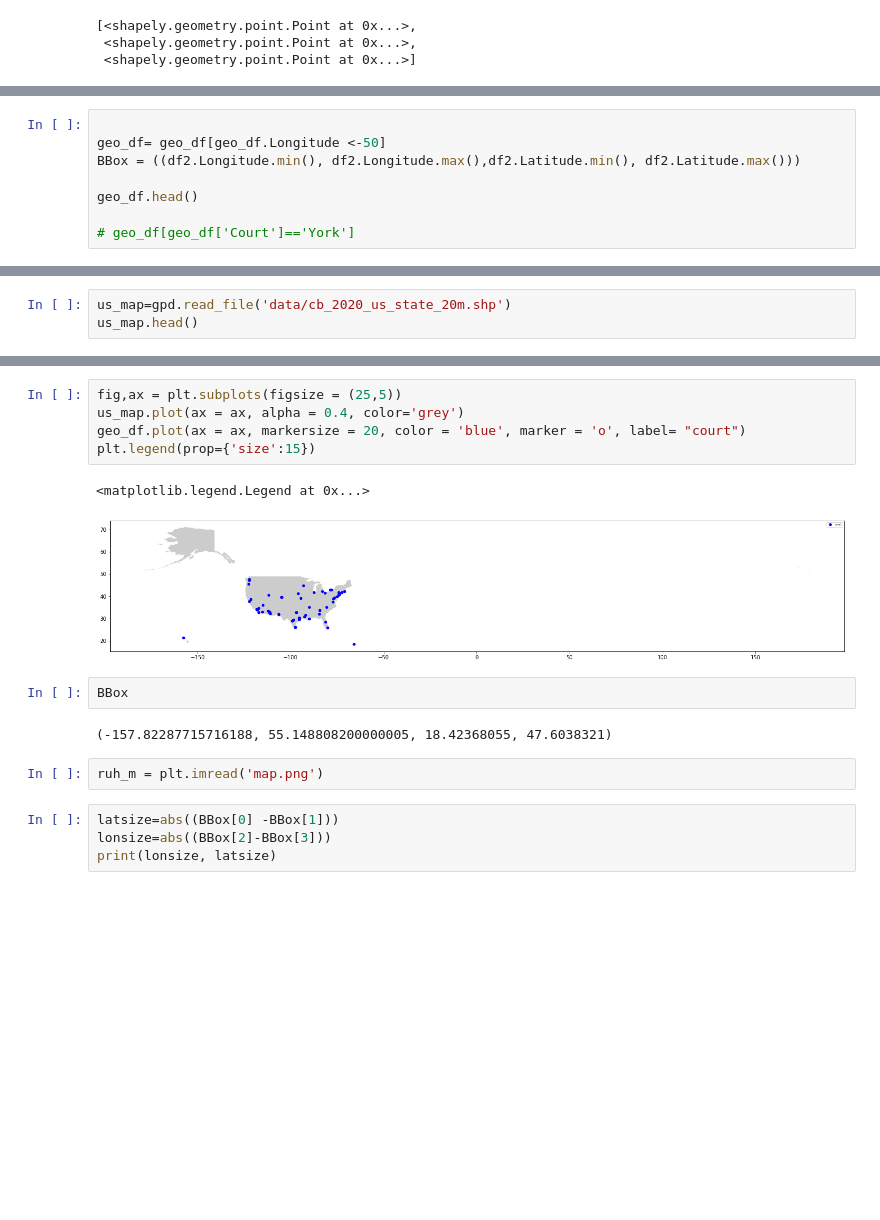
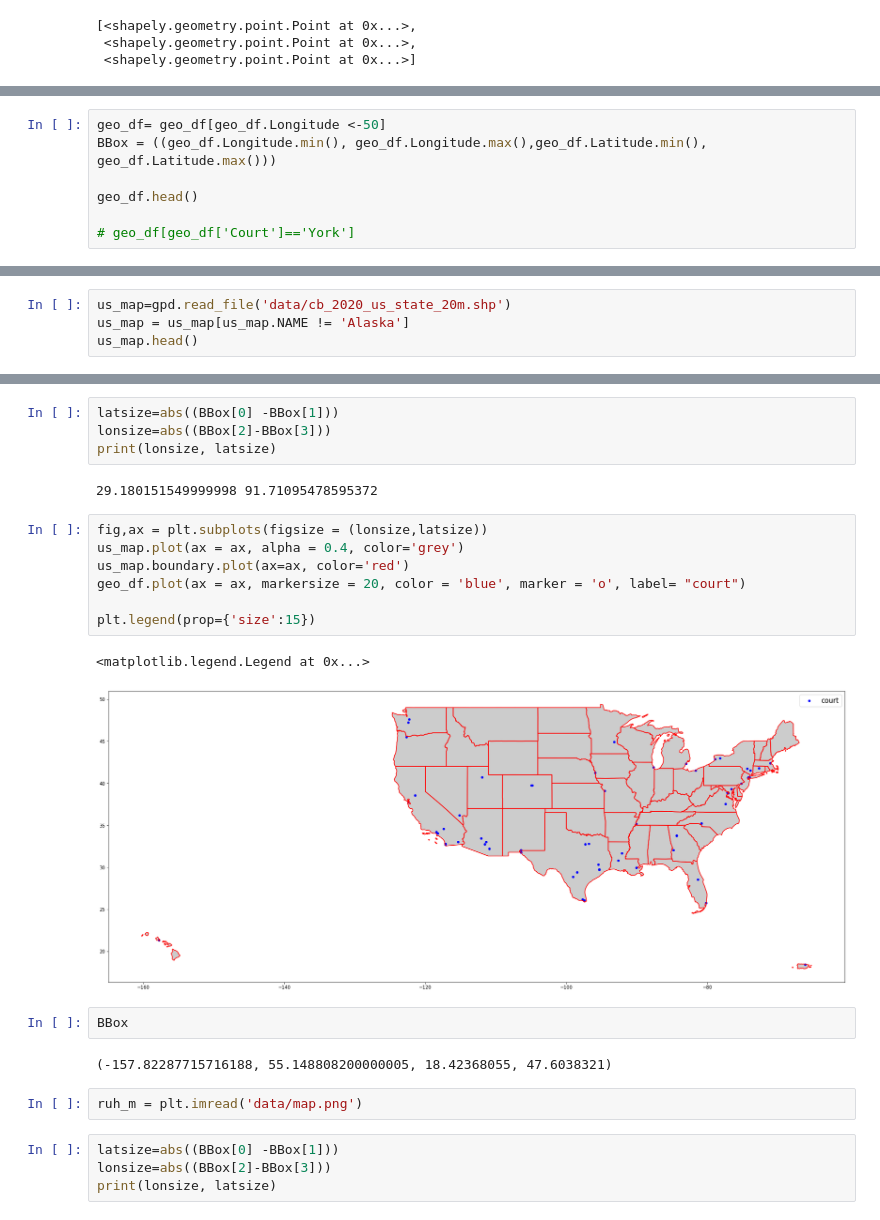
Before and after one commit to lrhf97/geo_courts, a Jupyter notebook: Immigration_judge_directory.ipynb, the cells around one changed output, grey strips where cells are left out. Drawn from its saved outputs; the diff is of its cells as text; blank space fills up the shorter version.

```diff
--- a/Immigration_judge_directory.ipynb
+++ b/Immigration_judge_directory.ipynb
@@ -268,9 +268,8 @@ geo_df.head()
 | 3 | Tucson | [Davis, John W., DeAngelis, Kathr... | Graff, Corey | 300 West Congress, Suite 300 | Tucson, AZ 85701 | 520-670-5212 | [Tucson,, AZ, 85701] | 32.222876 | -110.974848 | POINT (-110.97485 32.22288) |
 | 4 | Adelanto | [DePowell, Bryan E., Halperin, Ra... | Roberts, Valerie (Acting) | 10250 Rancho Road, Ste. 201A | Adelanto, CA 92301 | 760-561-6500 | [Adelanto,, CA, 92301] | 34.582770 | -117.409215 | POINT (-117.40922 34.58277) |
 # %%
-
 geo_df= geo_df[geo_df.Longitude <-50]
-BBox = ((df2.Longitude.min(), df2.Longitude.max(),df2.Latitude.min(), df2.Latitude.max()))
+BBox = ((geo_df.Longitude.min(), geo_df.Longitude.max(),geo_df.Latitude.min(), geo_df.Latitude.max()))
 
 geo_df.head()
 
@@ -284,6 +283,7 @@ geo_df.head()
 | 4 | Adelanto | [DePowell, Bryan E., Halperin, Ra... | Roberts, Valerie (Acting) | 10250 Rancho Road, Ste. 201A | Adelanto, CA 92301 | 760-561-6500 | [Adelanto,, CA, 92301] | 34.582770 | -117.409215 | POINT (-117.40922 34.58277) |
 # %%
 us_map=gpd.read_file('data/cb_2020_us_state_20m.shp')
+us_map = us_map[us_map.NAME != 'Alaska']
 us_map.head()
 # %% [output]
 |  | STATEFP | STATENS | AFFGEOID | GEOID | STUSPS | NAME | LSAD | ALAND | AWATER | geometry |
@@ -292,20 +292,28 @@ us_map.head()
 | 2 | 16 | 01779783 | 0400000US16 | 16 | ID | Idaho | 00 | 214049923496 | 2391577745 | POLYGON ((-117.24303 44.39097, -1... |
 | 3 | 27 | 00662849 | 0400000US27 | 27 | MN | Minnesota | 00 | 206232157570 | 18949864226 | POLYGON ((-97.22904 49.00069, -96... |
 | 4 | 19 | 01779785 | 0400000US19 | 19 | IA | Iowa | 00 | 144659688848 | 1085996889 | POLYGON ((-96.62187 42.77925, -96... |
+# %%
+latsize=abs((BBox[0] -BBox[1]))
+lonsize=abs((BBox[2]-BBox[3]))
+print(lonsize, latsize)
+# %% [output]
+29.180151549999998 91.71095478595372
 # %%
-fig,ax = plt.subplots(figsize = (25,5))
+fig,ax = plt.subplots(figsize = (lonsize,latsize))
 us_map.plot(ax = ax, alpha = 0.4, color='grey')
+us_map.boundary.plot(ax=ax, color='red')
 geo_df.plot(ax = ax, markersize = 20, color = 'blue', marker = 'o', label= "court")
+
 plt.legend(prop={'size':15})
 # %% [output]
 <matplotlib.legend.Legend at 0x...>
-[figure, old version]
+[figure, new version]
 # %%
 BBox
 # %% [output]
 (-157.82287715716188, 55.148808200000005, 18.42368055, 47.6038321)
 # %%
-ruh_m = plt.imread('map.png')
+ruh_m = plt.imread('data/map.png')
 # %%
 latsize=abs((BBox[0] -BBox[1]))
 lonsize=abs((BBox[2]-BBox[3]))
```
Also changed, not shown: parts of 1 cell of this notebook.
